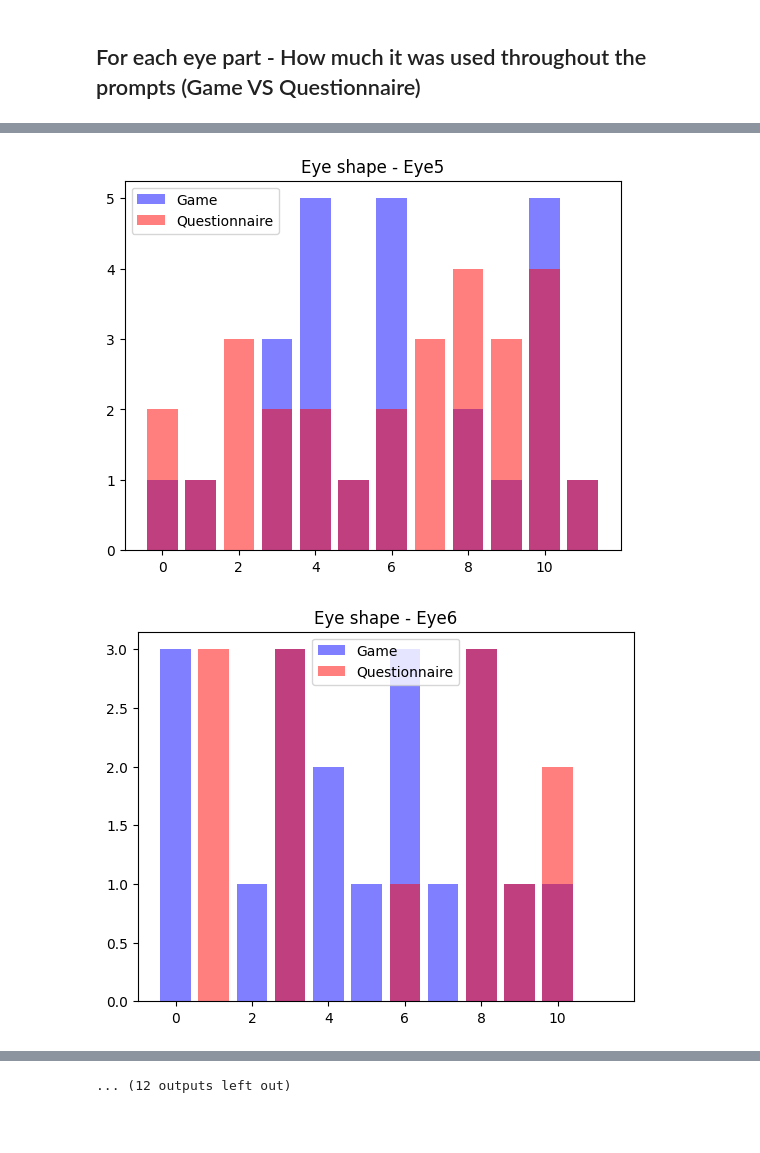
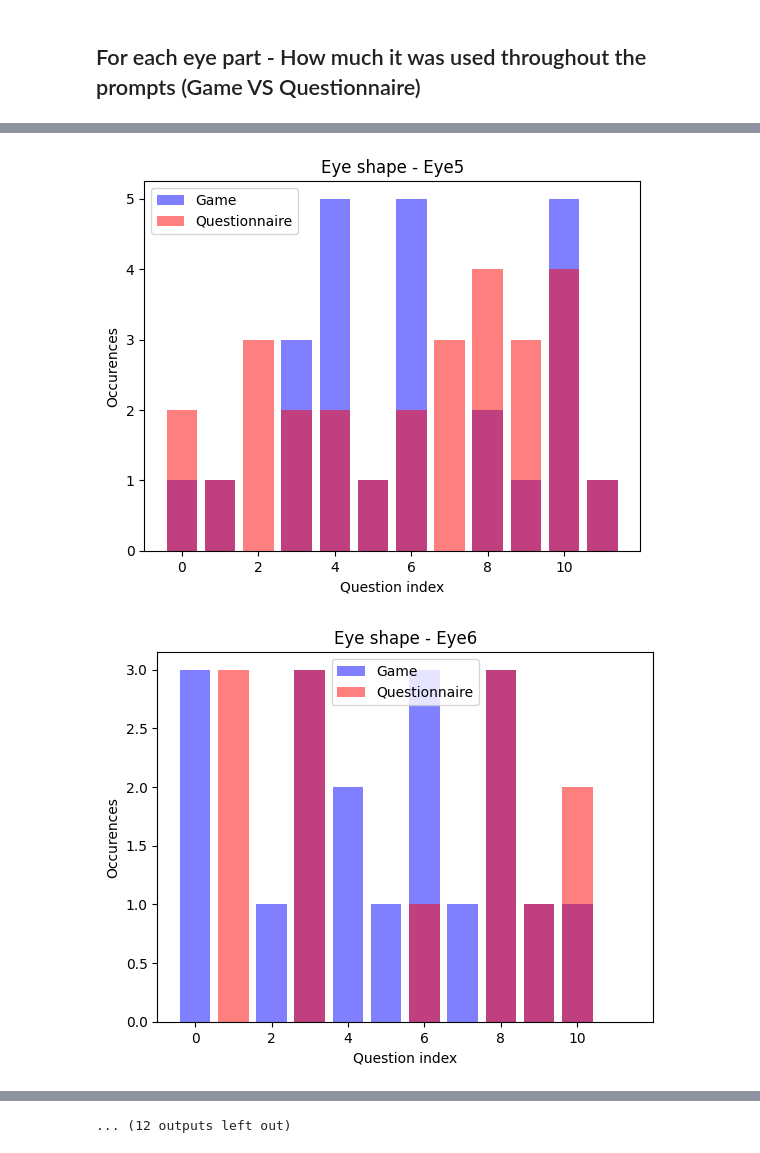
Before and after one commit to MarkusSecundus/Gamestudies-Experiment, a Jupyter notebook: analysis/process_logs.ipynb, the cells around one changed output, grey strips where cells are left out. Cells and saved outputs as stored; diff of their text form; code cells hidden in the pictures; blank space fills up the shorter version.

Commit message:
add labels to graphs

```diff
--- a/analysis/process_logs.ipynb
+++ b/analysis/process_logs.ipynb
@@ -157,15 +157,15 @@ for idx in range(QUESTIONS_COUNT - 1):
 
 	def plot_counts(part):
 		prompt = game[0].prompt
-		print(game[0].prompt)
 		plt.title(prompt + " - " + get_pretty_name(part))
 		plt.bar(*get_counts(get_fields(game, part)), color="#0000ff", alpha=0.5)
 		plt.bar(*get_counts(get_fields(ques, part)), color="#ff0000", alpha=0.5)
 		plt.legend(["Game", "Questionnaire"])
-		#ax = plt.figure().gca()
-		#ax.yaxis.set_major_locator(MaxNLocator(integer=True))
+		plt.ylabel("Occurences")
+		plt.xlabel(get_pretty_name(part))
 		plt.show()
 
+	print(f"#####################################\n\n{game[0].prompt}")
 	plot_counts("eye_shape")
 	plot_counts("eyebrow")
 	plot_counts("iris")
@@ -293,6 +299,8 @@ for (shape_type, shape_name) in [(EYE_SHAPE_TR, "eye_shape"), (EYEBROW_TR, "eyeb
 		plot_option(option, shape_name, gamelogs_raw, color="#0000ff", alpha=0.5)
 		plot_option(option, shape_name, questionnaire_raw, color="#ff0000", alpha=0.5)
 		plt.legend(["Game", "Questionnaire"])
+		plt.xlabel("Question index")
+		plt.ylabel("Occurences")
 		plt.show()
 		pass
 # %% [output]
@@ -303,2 +311,2 @@ for (shape_type, shape_name) in [(EYE_SHAPE_TR, "eye_shape"), (EYEBROW_TR, "eyeb
-[figure, old version]
+[figure, new version]
-[figure, old version]
+[figure, new version]
```
Also changed, not shown: parts of 2 cells of this notebook, 1 other file.
